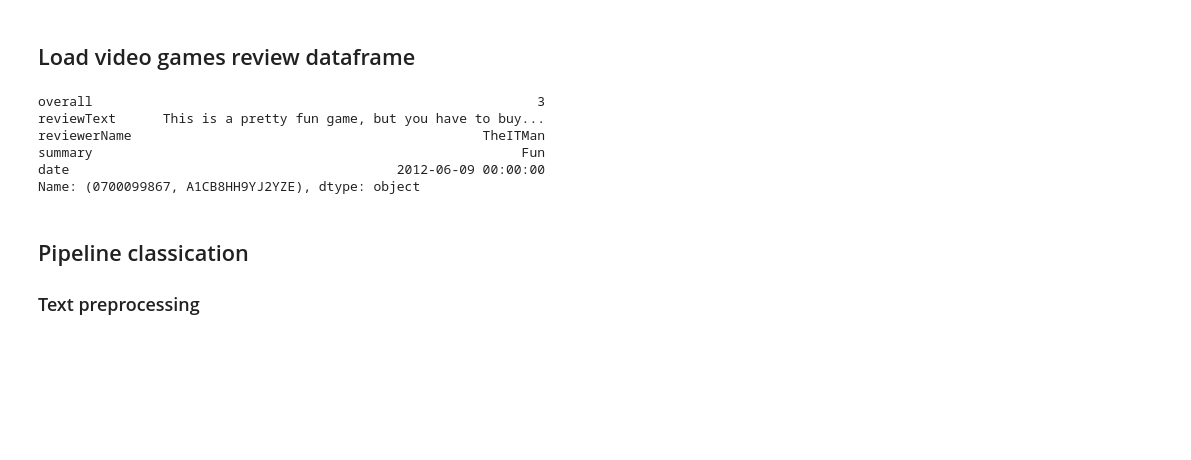
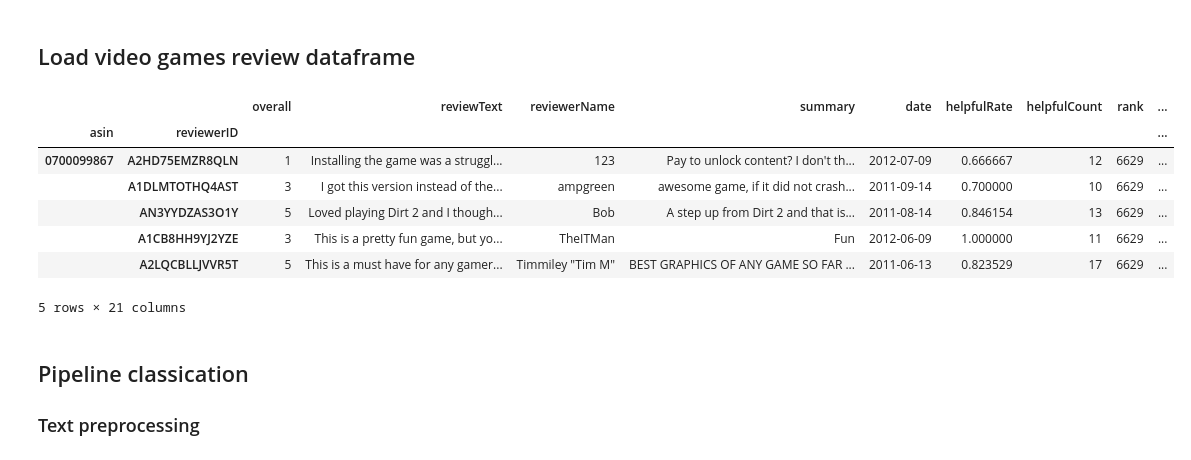
Before and after one commit to adamazon/adamazon-code, a Jupyter notebook: Helpful score prediction.ipynb, the cells around one changed output. Cells and saved outputs as stored; diff of their text form; code cells hidden in the pictures; blank space fills up the shorter version.

```diff
--- a/Helpful score prediction.ipynb
+++ b/Helpful score prediction.ipynb
@@ -43,6 +43,7 @@ video_games = video_games[video_games.helpfulCount >= 10]
 
 # Create a columns that will be use as a label for our binary classification
 video_games['helpfulOrNot'] = video_games['helpfulRate'].apply(lambda x: 'helpful' if x > 0.5 else 'notHelpful')
+video_games['helpfulOrNotOrNeutral'] = video_games.helpfulRate.map(lambda x: 'notHelpful' if x < 0.33 else 'neutral' if x < 0.66 else 'helpful')
 
 # Add features
 video_games['exclamationCount'] = video_games['reviewText'].str.count('!') + video_games['summary'].str.count('!')
@@ -50,14 +51,16 @@ video_games['questionCount'] = video_games['reviewText'].str.count('\?') + video
 video_games['threeDotsCount'] = video_games['reviewText'].str.count('\.\.\.') + video_games['summary'].str.count('\.\.\.')
 video_games['uppercaseCount'] = video_games['reviewText'].str.count('[A-Z]') + video_games['summary'].str.count('[A-Z]')
 # %%
-video_games.iloc[3].head()
+video_games.head()
 # %% [output]
+|  |  | overall | reviewText | reviewerName | summary | date | helpfulRate | helpfulCount | rank | ... |
+| asin | reviewerID |  |  |  |  |  |  |  |  | ... |
+| 0700099867 | A2HD75EMZR8QLN | 1 | Installing the game was a struggl... | 123 | Pay to unlock content? I don't th... | 2012-07-09 | 0.666667 | 12 | 6629 | ... |
+|  | A1DLMTOTHQ4AST | 3 | I got this version instead of the... | ampgreen | awesome game, if it did not crash... | 2011-09-14 | 0.700000 | 10 | 6629 | ... |
+|  | AN3YYDZAS3O1Y | 5 | Loved playing Dirt 2 and I though... | Bob | A step up from Dirt 2 and that is... | 2011-08-14 | 0.846154 | 13 | 6629 | ... |
+|  | A1CB8HH9YJ2YZE | 3 | This is a pretty fun game, but yo... | TheITMan | Fun | 2012-06-09 | 1.000000 | 11 | 6629 | ... |
+|  | A2LQCBLLJVVR5T | 5 | This is a must have for any gamer... | Timmiley "Tim M" | BEST GRAPHICS OF ANY GAME SO FAR ... | 2011-06-13 | 0.823529 | 17 | 6629 | ... |
-overall                                                         3
-reviewText      This is a pretty fun game, but you have to buy...
-reviewerName                                             TheITMan
-summary                                                       Fun
-date                                          2012-06-09 00:00:00
-Name: (0700099867, A1CB8HH9YJ2YZE), dtype: object
+5 rows × 21 columns
 # %% [markdown]
 ## Pipeline classication
 
```
Also changed, not shown: parts of 14 cells of this notebook.
